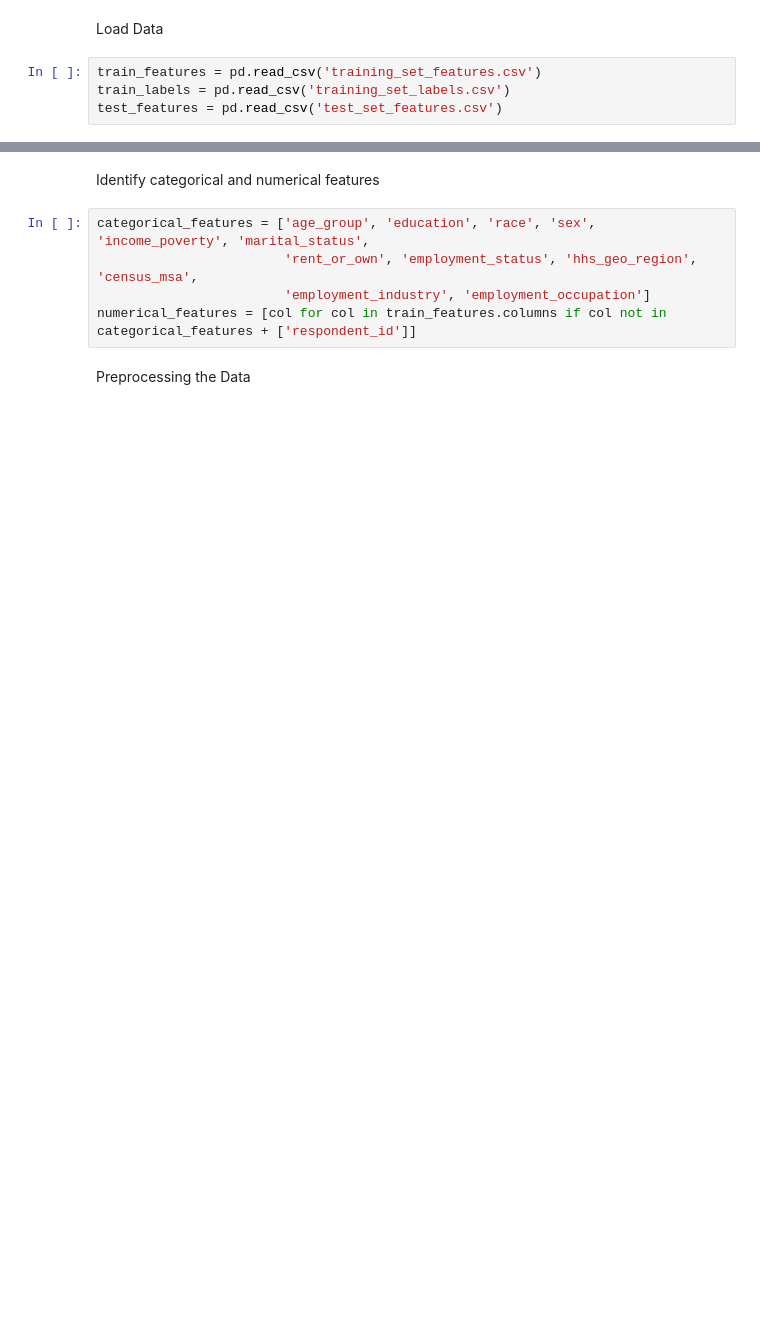
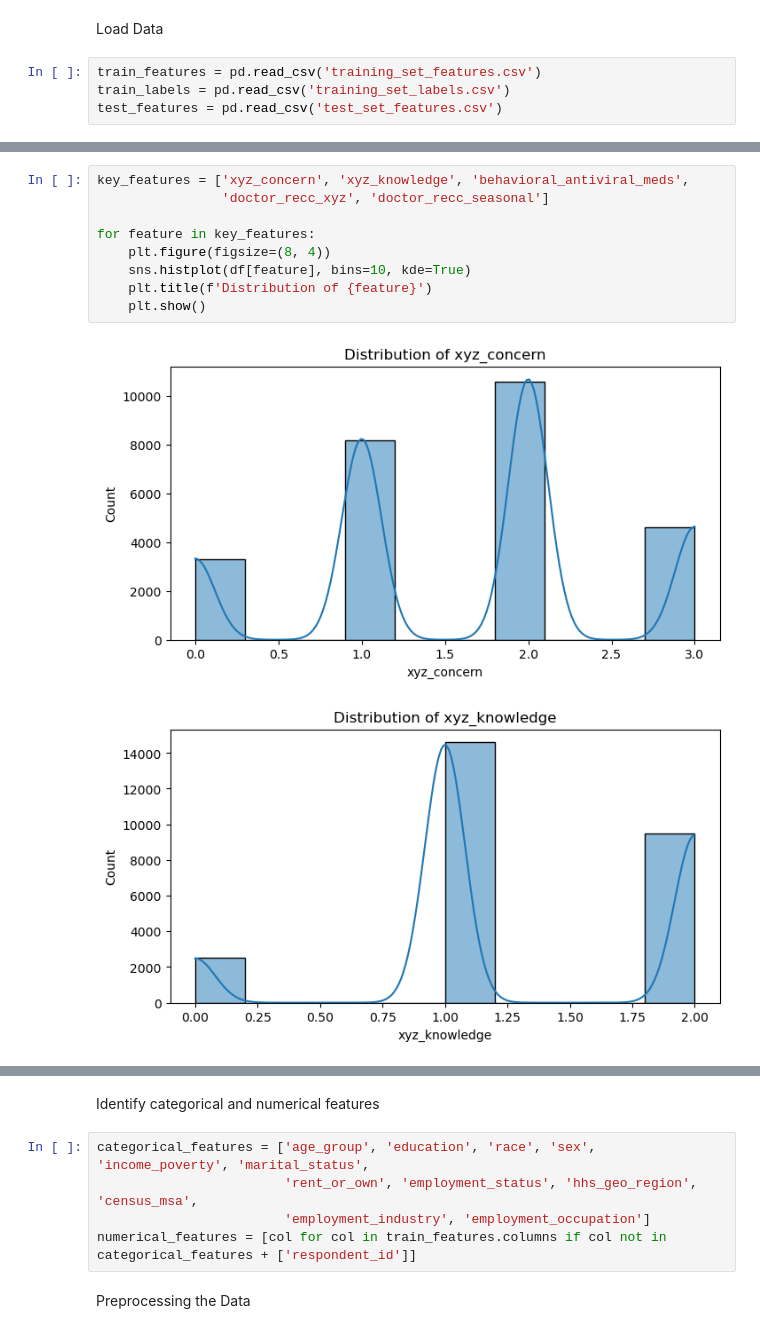
Before and after one commit to Vivekkr83/Summer-Analytics-Week-3-Hackathon, a Jupyter notebook: Summer_Analytics_Hackathon.ipynb, the cells around one changed output, grey strips where cells are left out. Cells and saved outputs as stored; diff of their text form; blank space fills up the shorter version.

```diff
--- a/Summer_Analytics_Hackathon.ipynb
+++ b/Summer_Analytics_Hackathon.ipynb
@@ -19,0 +54,12 @@ data = train_features.merge(train_labels, on='respondent_id')
+# %%
+key_features = ['xyz_concern', 'xyz_knowledge', 'behavioral_antiviral_meds',
+                'doctor_recc_xyz', 'doctor_recc_seasonal']
+
+for feature in key_features:
+    plt.figure(figsize=(8, 4))
+    sns.histplot(df[feature], bins=10, kde=True)
+    plt.title(f'Distribution of {feature}')
+    plt.show()
+# %% [output]
+[figure, added]
+[figure, added]
```
Also changed, not shown: parts of 19 cells of this notebook, 1 other file.
